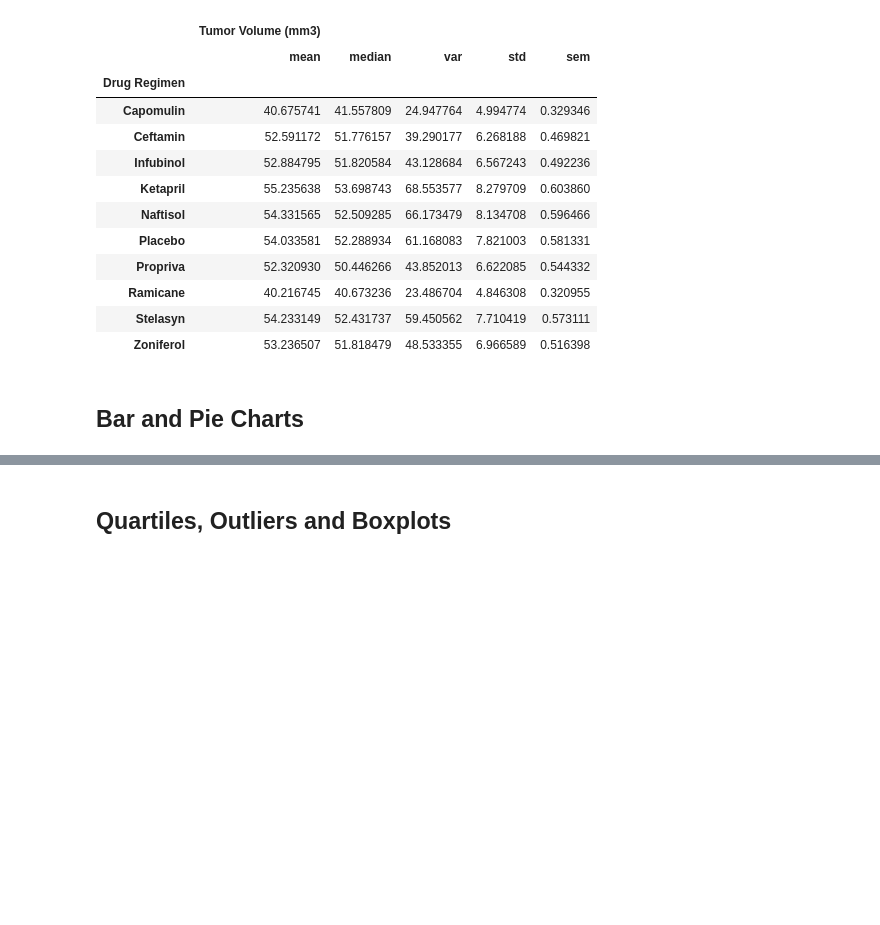
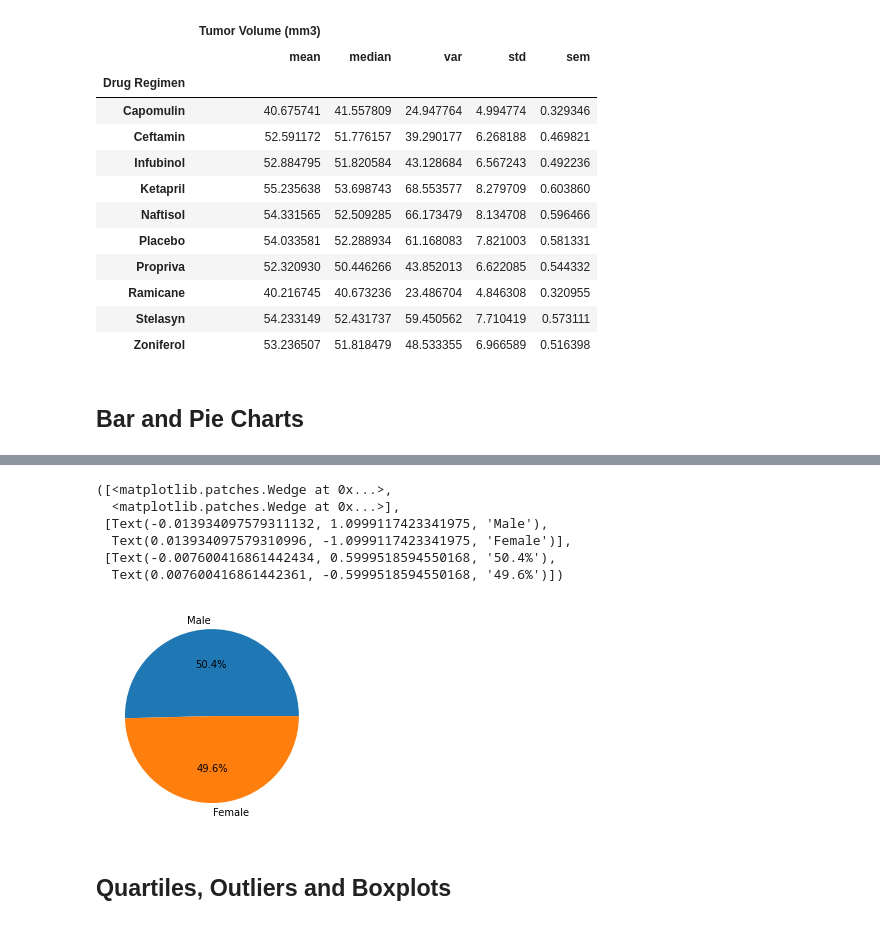
Before and after one commit to leonardz17/Matplotlib_Challenge, a Jupyter notebook: pymaceuticals_final.ipynb, the cells around one changed output, grey strips where cells are left out. Cells and saved outputs as stored; diff of their text form; code cells hidden in the pictures; blank space fills up the shorter version.

```diff
--- a/pymaceuticals_final.ipynb
+++ b/pymaceuticals_final.ipynb
@@ -159,2 +189,13 @@ drug_regimen.aggregate(['mean','median','var','std','sem'])
 # %%
-# Generate a pie plot showing the distribution of female versus male mice using pandas
+# Generate a pie plot showing the distribution of female versus male mice using pyplot
+gender = unique_gendercount.index
+
+plt.pie(unique_gendercount,labels = gender,autopct="%1.1f%%")
+# %% [output]
+([<matplotlib.patches.Wedge at 0x...>,
+  <matplotlib.patches.Wedge at 0x...>],
+ [Text(-0.013934097579311132, 1.0999117423341975, 'Male'),
+  Text(0.013934097579310996, -1.0999117423341975, 'Female')],
+ [Text(-0.007600416861442434, 0.5999518594550168, '50.4%'),
+  Text(0.007600416861442361, -0.5999518594550168, '49.6%')])
+[figure, added]
```
Also changed, not shown: parts of 4 cells of this notebook.
